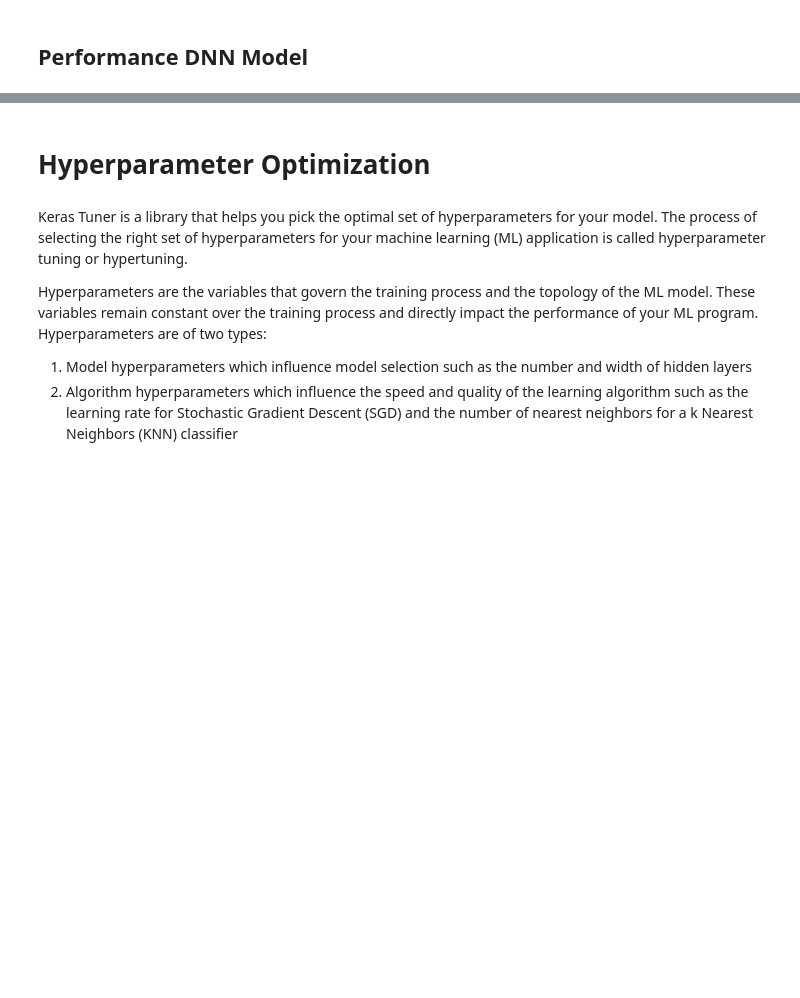
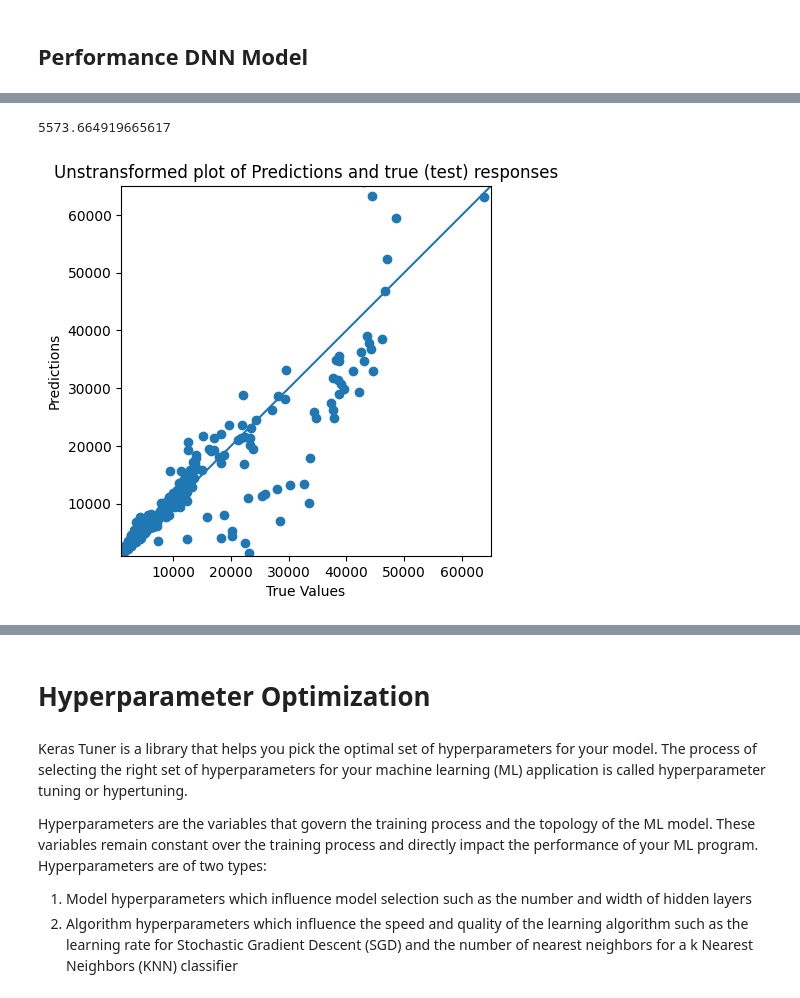
Before and after one commit to tecatanka/SWB_Mod_Opt, a Jupyter notebook: SWB_Tuning_Regression_Insurance.ipynb, the cells around one changed output, grey strips where cells are left out. Saved outputs shown, nothing was run; the diff lists cells and outputs as text; code cells hidden in the pictures; blank space fills up the shorter version.

```diff
--- a/SWB_Tuning_Regression_Insurance.ipynb
+++ b/SWB_Tuning_Regression_Insurance.ipynb
@@ -564,3 +585,23 @@ MSE_DNN
+# %%
+# MSE Transformed
+ypu_dnn=inv_boxcox(dnn_predictions, fit_lambda) #Predicted response untransformed
+ytu_dnn=inv_boxcox(test_label, fit_lambda) # Tests data responses
+RMSEu_dnn=(mean_squared_error(ypu_dnn, ytu_dnn))**(0.5)
+print(RMSEu_dnn)
+# %% [output]
+5573.664919665617
+# %%
+a = plt.axes(aspect='equal')
+plt.scatter(ytu_dnn, ypu_dnn)
+plt.xlabel('True Values')
+plt.ylabel('Predictions')
+lims = [1000, 65000]
+plt.xlim(lims)
+plt.ylim(lims)
+plt.title("Unstransformed plot of Predictions and true (test) responses")
+_ = plt.plot(lims, lims)
+# %% [output]
+[figure, added]
 # %%
 # Error distribution
 error = dnn_predictions - test_label
```
Also changed, not shown: parts of 47 cells of this notebook.
